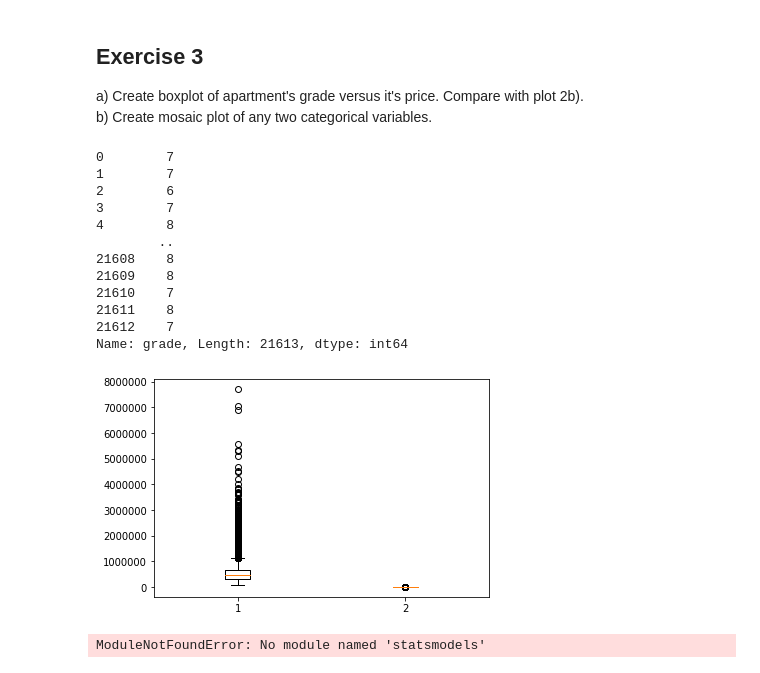
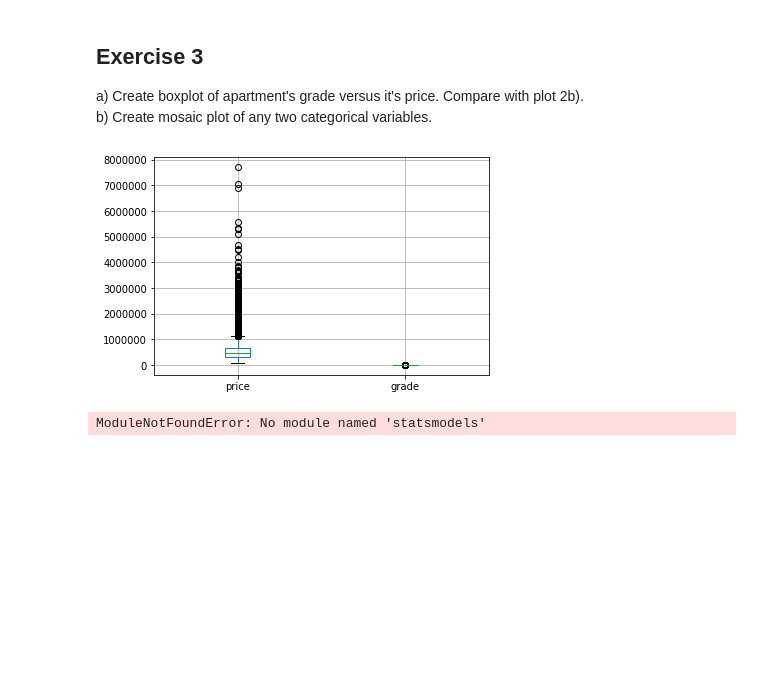
Before and after one commit to SoliareofAstora/studia1920, a Jupyter notebook: analiza_danych/Assigment_1_without_code.ipynb, the cells around one changed output. Saved outputs shown, nothing was run; the diff lists cells and outputs as text; code cells hidden in the pictures; blank space fills up the shorter version.

```diff
--- a/analiza_danych/Assigment_1_without_code.ipynb
+++ b/analiza_danych/Assigment_1_without_code.ipynb
@@ -163,22 +163,11 @@ b) Create mosaic plot of any two categorical variables.
 # %%
 #a)
 #Your code:
-plt.boxplot([df.price,df.grade])
+df.boxplot(["price","grade"])
+plt.show()
 #Hint: plt.boxplot
 # %% [output]
-0        7
-1        7
-2        6
-3        7
-4        8
-        ..
-21608    8
-21609    8
-21610    7
-21611    8
-21612    7
-Name: grade, Length: 21613, dtype: int64
-[figure, old version]
+[figure, new version]
 # %%
 #b)
 from statsmodels.graphics.mosaicplot import mosaic
```
Also changed, not shown: parts of 2 cells of this notebook, 27 other files.
